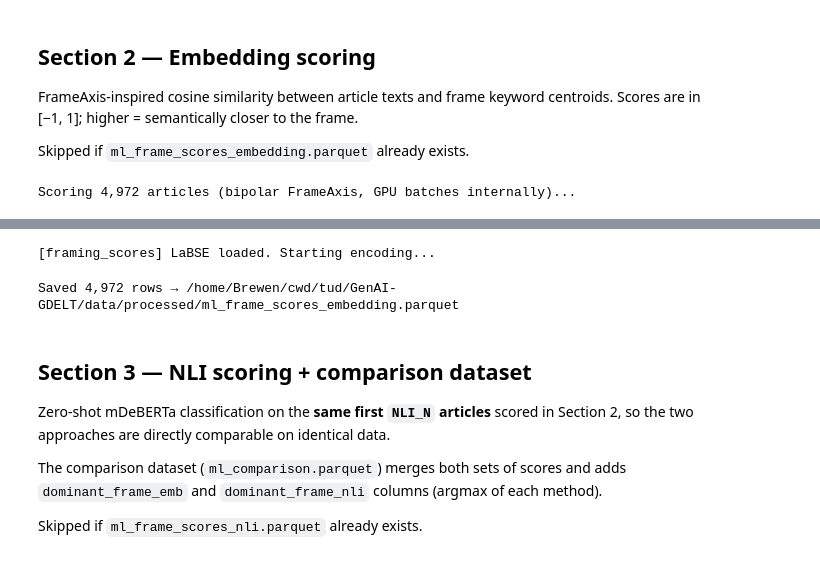
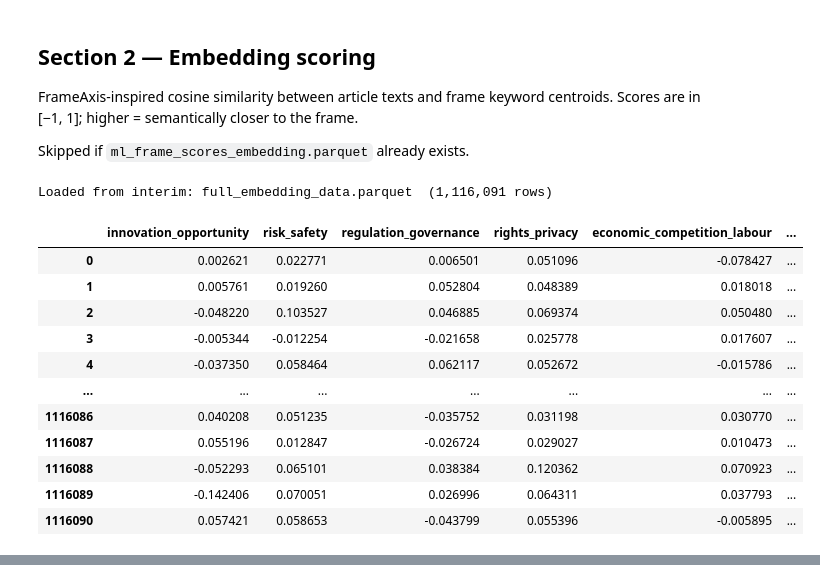
Before and after one commit to brewcoua/GenAI-GDELT, a Jupyter notebook: notebooks/02_ml_framing.ipynb, the cells around one changed output, grey strips where cells are left out. Saved outputs shown, nothing was run; the diff lists cells and outputs as text; code cells hidden in the pictures.

```diff
--- a/notebooks/02_ml_framing.ipynb
+++ b/notebooks/02_ml_framing.ipynb
@@ -34,16 +30,18 @@ from src.dictionaries import FRAME_COLS, FRAME_DICTS
 INTERIM = ROOT / "data" / "interim"
 PROCESSED = ROOT / "data" / "processed"
 
-PREPROCESSED             = INTERIM  / "gdelt_preprocessed.parquet"
-ML_EMBEDDING_PATH        = PROCESSED / "ml_frame_scores_embedding.parquet"
-ML_EMBEDDING_FULL_PATH   = PROCESSED / "ml_frame_scores_embedding_full.parquet"
-ML_NLI_PATH              = PROCESSED / "ml_frame_scores_nli.parquet"
-ML_COMPARISON_PATH       = PROCESSED / "ml_comparison.parquet"
+PREPROCESSED           = INTERIM   / "gdelt_preprocessed.parquet"
+TEMP_EMBEDDING_PATH    = INTERIM   / "full_embedding_data.parquet"
+ML_EMBEDDING_PATH      = PROCESSED / "ml_frame_scores_embedding.parquet"
+ML_EMBEDDING_FULL_PATH = PROCESSED / "ml_frame_scores_embedding_full.parquet"
+ML_CONFIRMED_PATH      = PROCESSED / "ml_frame_confirmed.parquet"
 
 FRAME_NAMES = [c.replace("frame_", "") for c in FRAME_COLS]
 
-SAMPLE_N    = 5000   # set to None for full corpus (~8–15 min on GPU)
-NLI_N       = 5000  # NLI is slower — keep ≤ SAMPLE_N
+NEEDED_COLS = ["DocumentIdentifier", "headline_text", "Quotations",
+               "dominant_frame", "month", "region"] + FRAME_COLS
+
+SAMPLE_N    = None   # set to None for full corpus (~8–15 min on GPU)
 RANDOM_SEED = 42
 
 try:
@@ -52,7 +50,7 @@ try:
     if DEVICE == "cuda":
         print(f"GPU: {torch.cuda.get_device_name(0)}")
     else:
-        print("No GPU detected — running on CPU (NLI will be slow)")
+        print("No GPU detected — running on CPU (will be slow)")
 except ImportError:
     DEVICE = "cpu"
     print("torch not installed — run: pip install -r requirements-ml.txt")
@@ -105,21 +98,28 @@ Skipped if `ml_frame_scores_embedding.parquet` already exists.
 # %%
 from src.framing_scores import assign_frame_scores_embedding
 from src.dictionaries import FRAME_DICTS_NEG
 
-out_path = ML_EMBEDDING_FULL_PATH if SAMPLE_N is None else ML_EMBEDDING_PATH
-
-if out_path.exists():
-    scores_emb = pd.read_parquet(out_path)
-    print(f"Loaded from cache: {out_path.name}  ({len(scores_emb):,} rows)")
+if TEMP_EMBEDDING_PATH.exists():
+    emb_scores = pd.read_parquet(TEMP_EMBEDDING_PATH)
+    print(f"Loaded from interim: {TEMP_EMBEDDING_PATH.name}  ({len(emb_scores):,} rows)")
 else:
     print(f"Scoring {len(texts):,} articles (bipolar FrameAxis, GPU batches internally)...")
     emb_scores = assign_frame_scores_embedding(texts, FRAME_DICTS, frame_dicts_neg=FRAME_DICTS_NEG)
-    meta_cols = ["dominant_frame", "month", "region"] + FRAME_COLS
-    scores_emb = pd.concat(
-        [df_sample[meta_cols].reset_index(drop=True), emb_scores],
-        axis=1,
-    )
-    scores_emb.to_parquet(out_path, index=False)
-    print(f"Saved {len(scores_emb):,} rows → {out_path}")
+    emb_scores.to_parquet(TEMP_EMBEDDING_PATH, index=False)
+    print(f"Saved {len(emb_scores):,} rows → {TEMP_EMBEDDING_PATH}")
+
+emb_scores
 # %% [output]
-Scoring 4,972 articles (bipolar FrameAxis, GPU batches internally)...
+Loaded from interim: full_embedding_data.parquet  (1,116,091 rows)
+|  | innovation_opportunity | risk_safety | regulation_governance | rights_privacy | economic_competition_labour | ... |
+| 0 | 0.002621 | 0.022771 | 0.006501 | 0.051096 | -0.078427 | ... |
+| 1 | 0.005761 | 0.019260 | 0.052804 | 0.048389 | 0.018018 | ... |
+| 2 | -0.048220 | 0.103527 | 0.046885 | 0.069374 | 0.050480 | ... |
+| 3 | -0.005344 | -0.012254 | -0.021658 | 0.025778 | 0.017607 | ... |
+| 4 | -0.037350 | 0.058464 | 0.062117 | 0.052672 | -0.015786 | ... |
+| ... | ... | ... | ... | ... | ... | ... |
+| 1116086 | 0.040208 | 0.051235 | -0.035752 | 0.031198 | 0.030770 | ... |
+| 1116087 | 0.055196 | 0.012847 | -0.026724 | 0.029027 | 0.010473 | ... |
+| 1116088 | -0.052293 | 0.065101 | 0.038384 | 0.120362 | 0.070923 | ... |
+| 1116089 | -0.142406 | 0.070051 | 0.026996 | 0.064311 | 0.037793 | ... |
+| 1116090 | 0.057421 | 0.058653 | -0.043799 | 0.055396 | -0.005895 | ... |
@@ -127,12 +126,0 @@ Warning: You are sending unauthenticated requests to the HF Hub. Please set a HF
-[framing_scores] LaBSE loaded. Starting encoding...
-Saved 4,972 rows → /home/Brewen/cwd/tud/GenAI-GDELT/data/processed/ml_frame_scores_embedding.parquet
-# %% [markdown]
-## Section 3 — NLI scoring + comparison dataset
-
-Zero-shot mDeBERTa classification on the **same first `NLI_N` articles** scored in Section 2,
-so the two approaches are directly comparable on identical data.
-
-The comparison dataset (`ml_comparison.parquet`) merges both sets of scores and adds
-`dominant_frame_emb` and `dominant_frame_nli` columns (argmax of each method).
-
-Skipped if `ml_frame_scores_nli.parquet` already exists.
```
Also changed, not shown: parts of 11 cells of this notebook, 8 other files.
